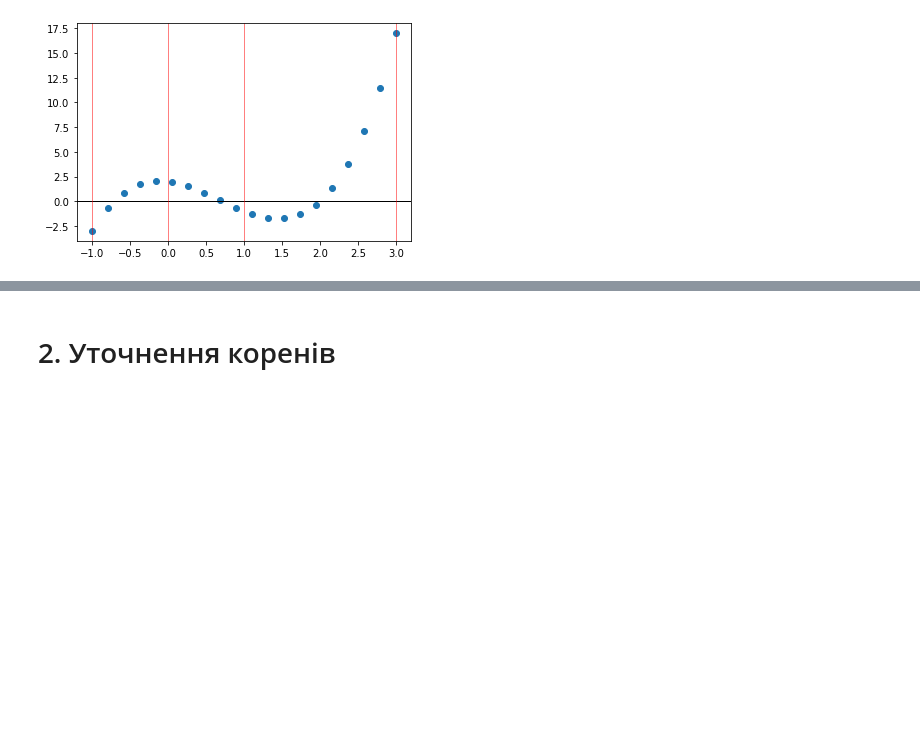
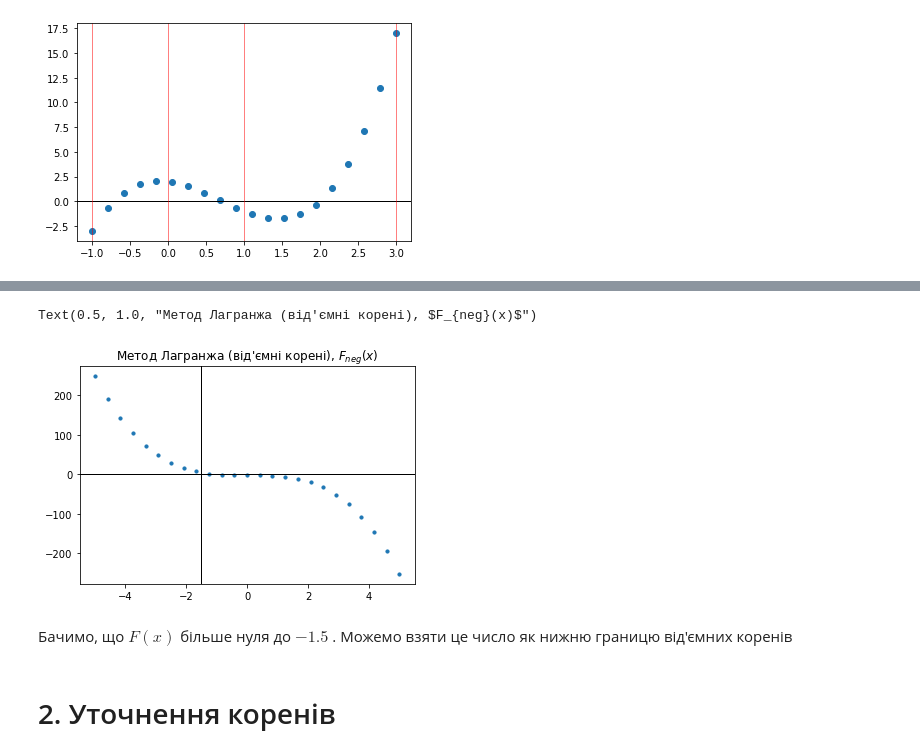
Before and after one commit to mkrooted256/undergrad-work, a Jupyter notebook: 6-computation/lab 1/lab1.ipynb, the cells around one changed output, grey strips where cells are left out. Drawn from its saved outputs; the diff is of its cells as text; code cells hidden in the pictures; blank space fills up the shorter version.

```diff
--- a/6-computation/lab 1/lab1.ipynb
+++ b/6-computation/lab 1/lab1.ipynb
@@ -139,3 +183,16 @@ for b in init_borders:
+# %%
+def F_neg(x):
+    return -2*x**3 - 2
+
+plt.scatter(X1, F_neg(X1), s=10)
+plt.gca().axhline(0, c='k', lw=1)
+plt.gca().axvline(-1.5, c='k', lw=1)
+plt.gca().set_title("Метод Лагранжа (від'ємні корені), $F_{neg}(x)$")
+# %% [output]
+Text(0.5, 1.0, "Метод Лагранжа (від'ємні корені), $F_{neg}(x)$")
+[figure, added]
+# %% [markdown]
+Бачимо, що  $F(x)$  більше нуля до $-1.5$ . Можемо взяти це число як нижню границю від'ємних коренів
 # %% [markdown]
 # 2. Уточнення коренів
 # %%
```
Also changed, not shown: parts of 9 cells of this notebook, 33 other files.
